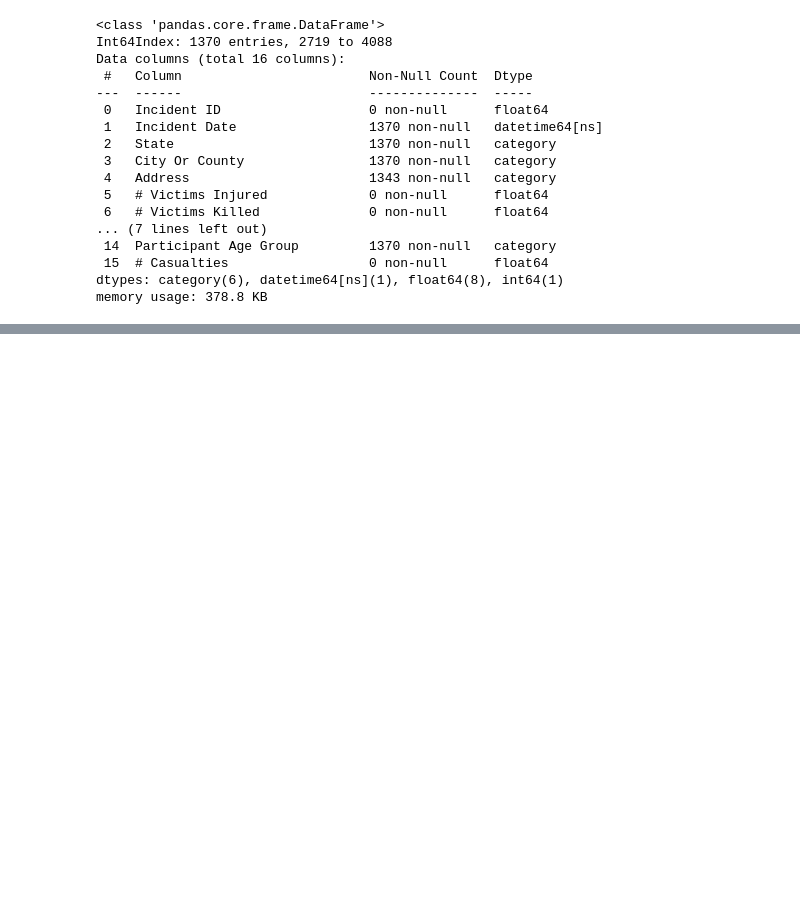
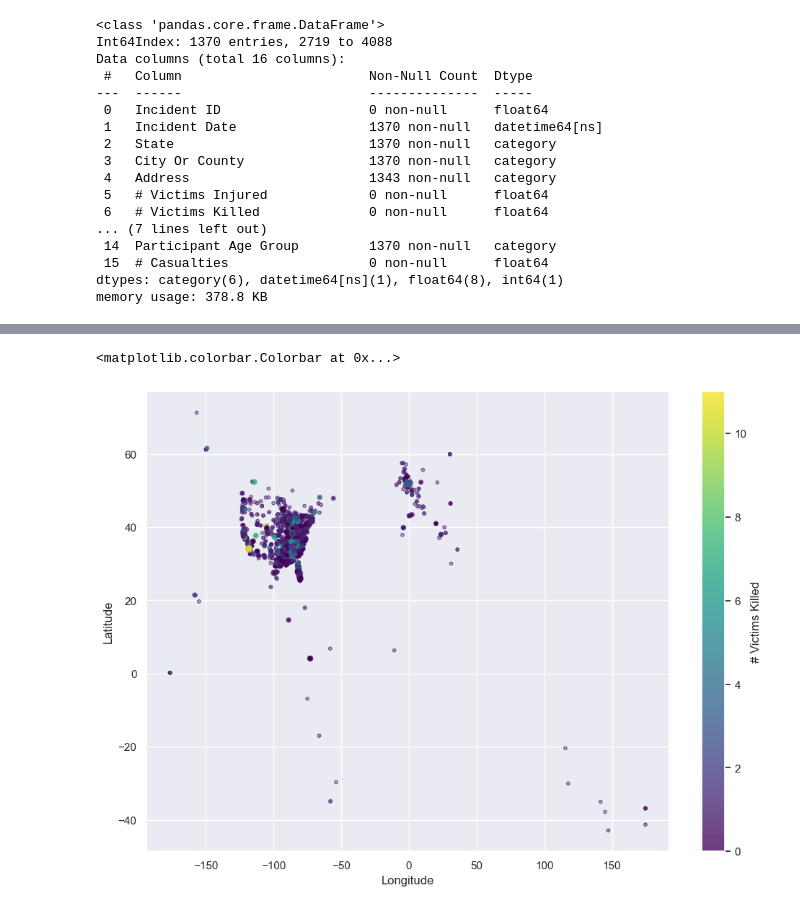
Before and after one commit to DozieSixtus/Gun-violence-US, a Jupyter notebook: scripts/EDA.ipynb, the cells around one changed output, grey strips where cells are left out. Saved outputs shown, nothing was run; the diff lists cells and outputs as text; code cells hidden in the pictures; blank space fills up the shorter version.

```diff
--- a/scripts/EDA.ipynb
+++ b/scripts/EDA.ipynb
@@ -224,0 +233,11 @@ location.to_csv(os.getcwd()+'\location.csv')
+# %%
+plt.scatter(mergedDataset['Longitude'], mergedDataset['Latitude'],
+            c=mergedDataset['# Victims Killed'],
+            cmap='viridis', s=mergedDataset['# Casualties'],
+            linewidths=3.0, alpha=0.75)
+plt.xlabel('Longitude')
+plt.ylabel('Latitude')
+plt.colorbar(label = '# Victims Killed')
+# %% [output]
+<matplotlib.colorbar.Colorbar at 0x...>
+[figure, added]
```
Also changed, not shown: parts of 7 cells of this notebook, 1 other file.
